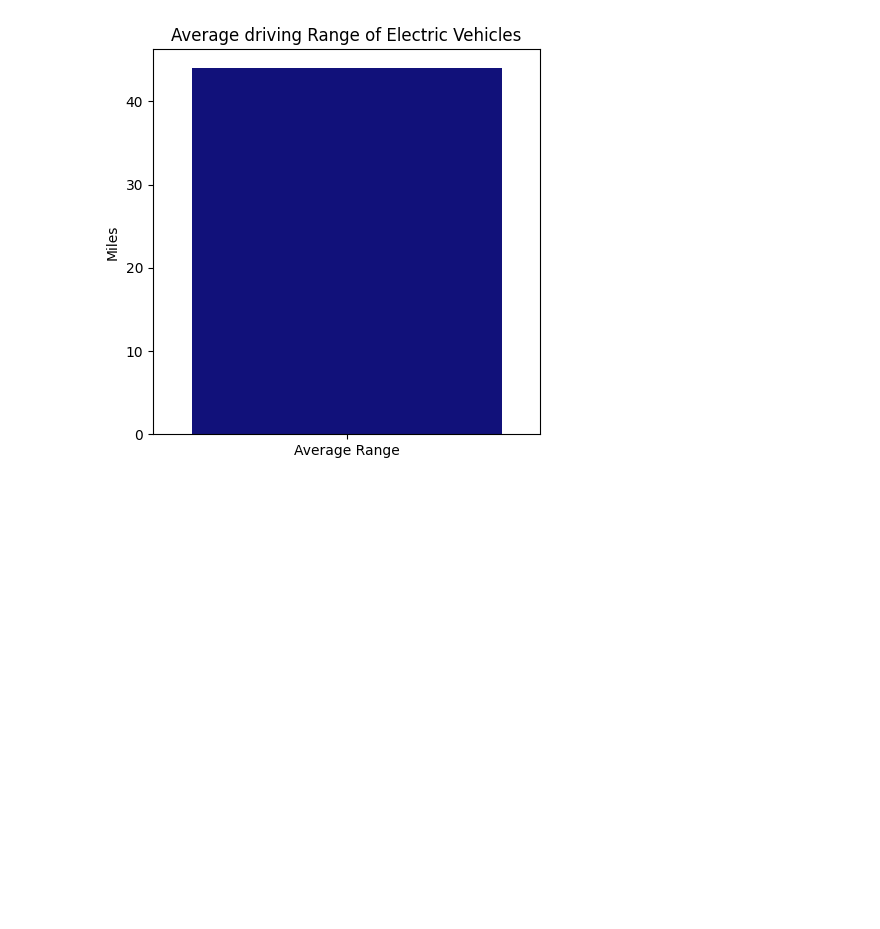
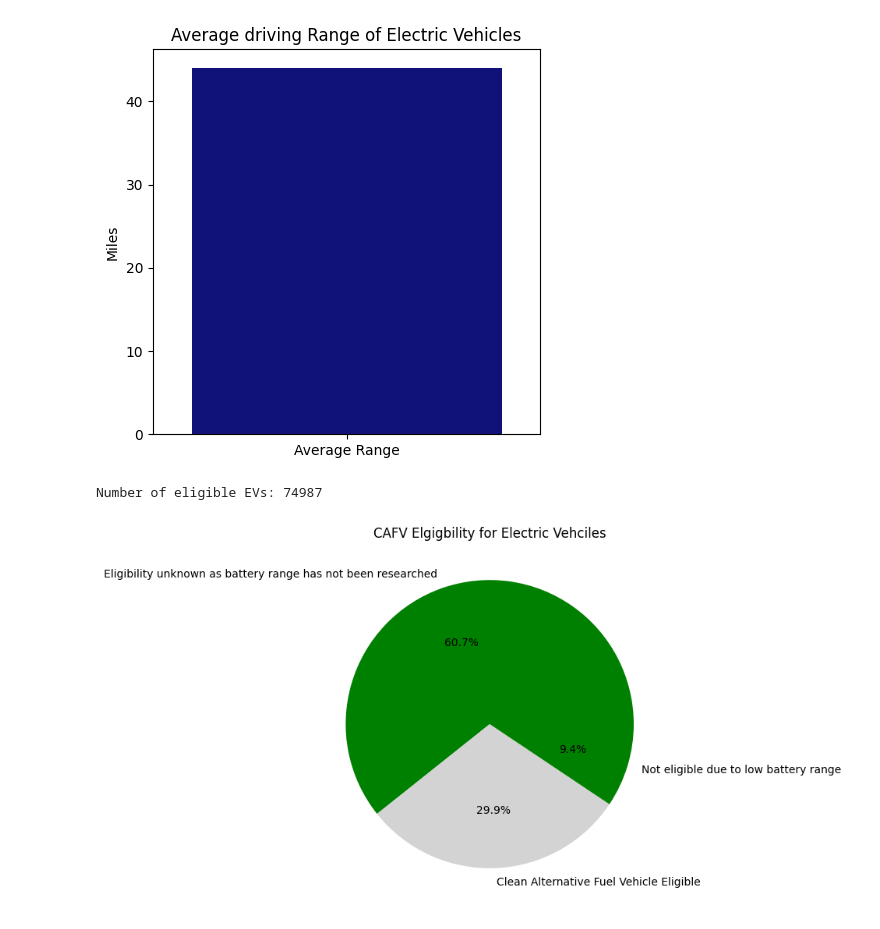
Before and after one commit to build-summer-2025/async-final-project-purple-TT-Abdulrahman-, a Jupyter notebook: final_project_Abdul.ipynb, the cells around one changed output. Drawn from its saved outputs; the diff is of its cells as text; code cells hidden in the pictures; blank space fills up the shorter version.

```diff
--- a/final_project_Abdul.ipynb
+++ b/final_project_Abdul.ipynb
@@ -114,3 +114,19 @@ plt.ylabel("Miles")
 plt.show()
 # %% [output]
 [figure]
+# %%
+#8. How many EVs are eligible for clean alternative fuel vehicle?
+
+eligible_count = e_v_p_df[e_v_p_df["Clean Alternative Fuel Vehicle (CAFV) Eligibility"] == "Clean Alternative Fuel Vehicle Eligible"].shape[0]
+print(f"Number of eligible EVs: {eligible_count}")
+# %% [output]
+Number of eligible EVs: 74987
+# %%
+caf_counts = e_v_p_df["Clean Alternative Fuel Vehicle (CAFV) Eligibility"].value_counts()
+
+plt.figure(figsize=(6,6))
+plt.pie(caf_counts, labels=caf_counts.index, autopct="%1.1f%%", colors=["green","lightgray"])
+plt.title("CAFV Elgigbility for Electric Vehciles")
+plt.show()
+# %% [output]
+[figure, added]
```
Also changed, not shown: 1 other file.
